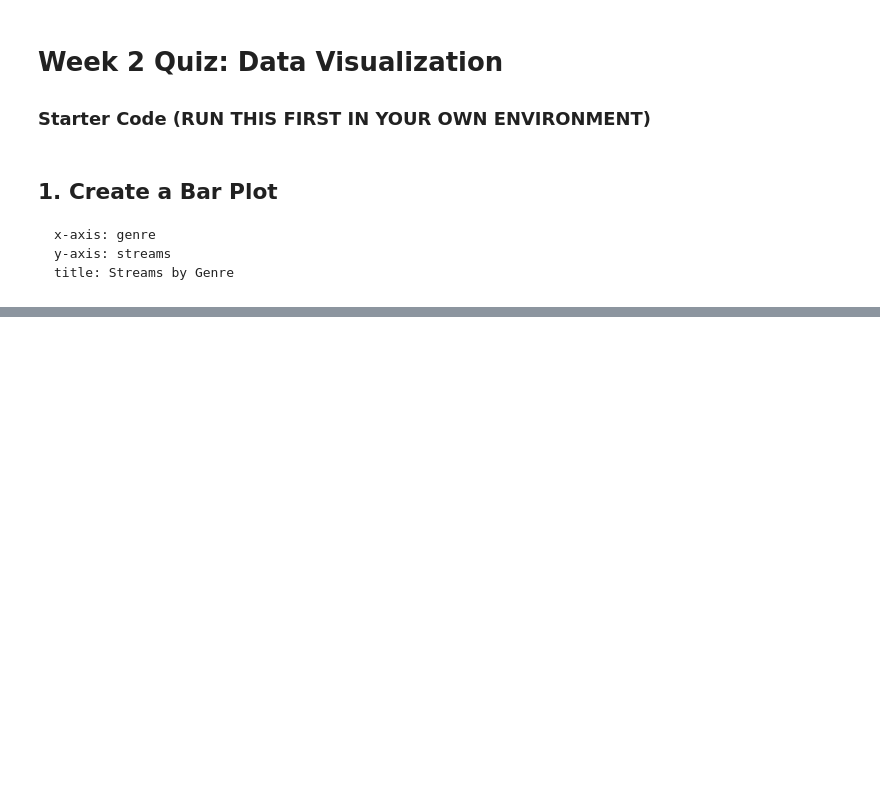
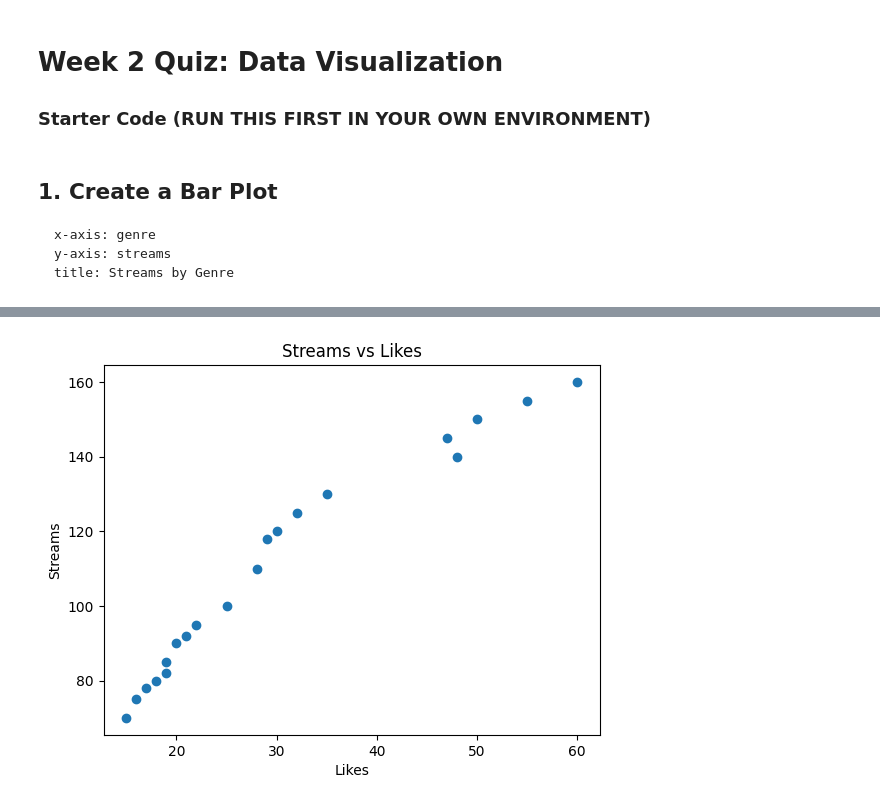
Before and after one commit to ljbastos/DA_M2_CodingExercises, a Jupyter notebook: w2_exercises.ipynb, the cells around one changed output, grey strips where cells are left out. Cells and saved outputs as stored; diff of their text form; code cells hidden in the pictures; blank space fills up the shorter version.

```diff
--- a/w2_exercises.ipynb
+++ b/w2_exercises.ipynb
@@ -42,0 +59,9 @@ df = pd.DataFrame(data)
+# %%
+plt.scatter(df['likes'],df['streams'])
+plt.title('Streams vs Likes')
+ax = plt.gca()
+ax.set_xlabel('Likes')
+ax.set_ylabel('Streams')
+plt.show()
+# %% [output]
+[figure, added]
```
Also changed, not shown: parts of 4 cells of this notebook.
